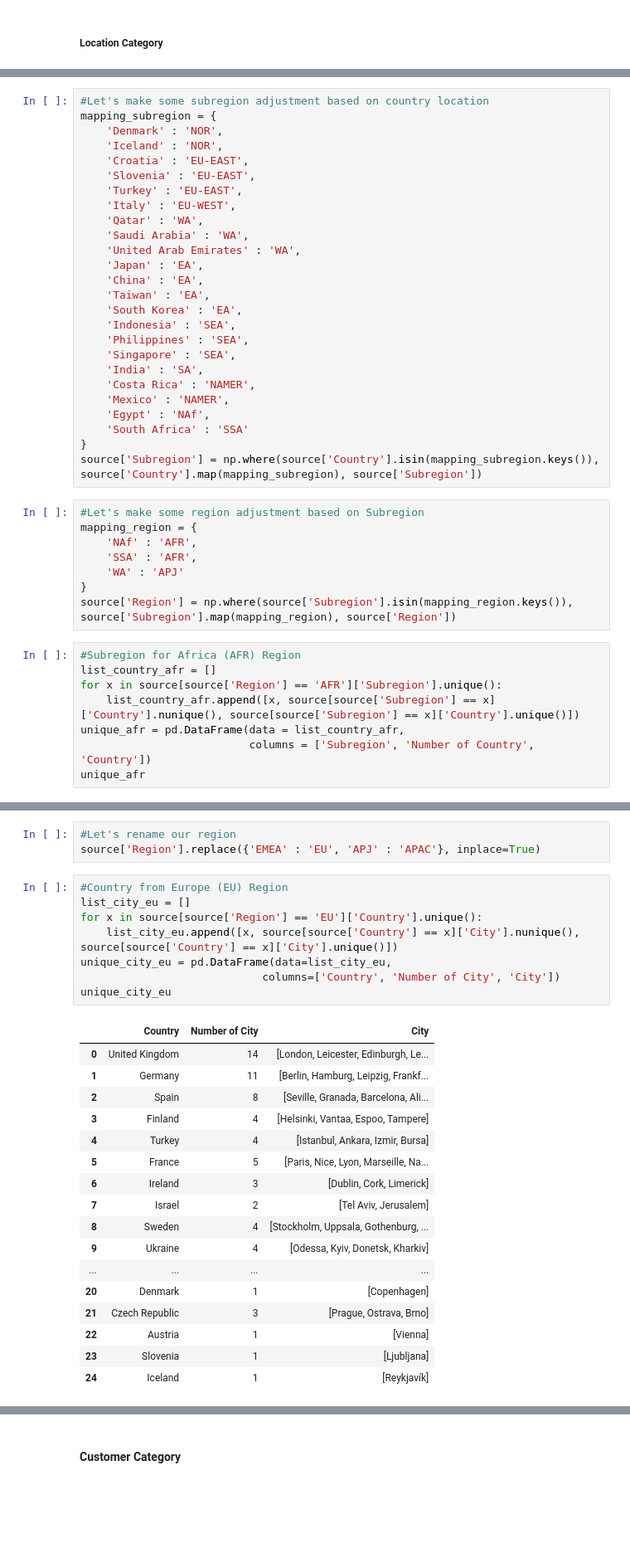
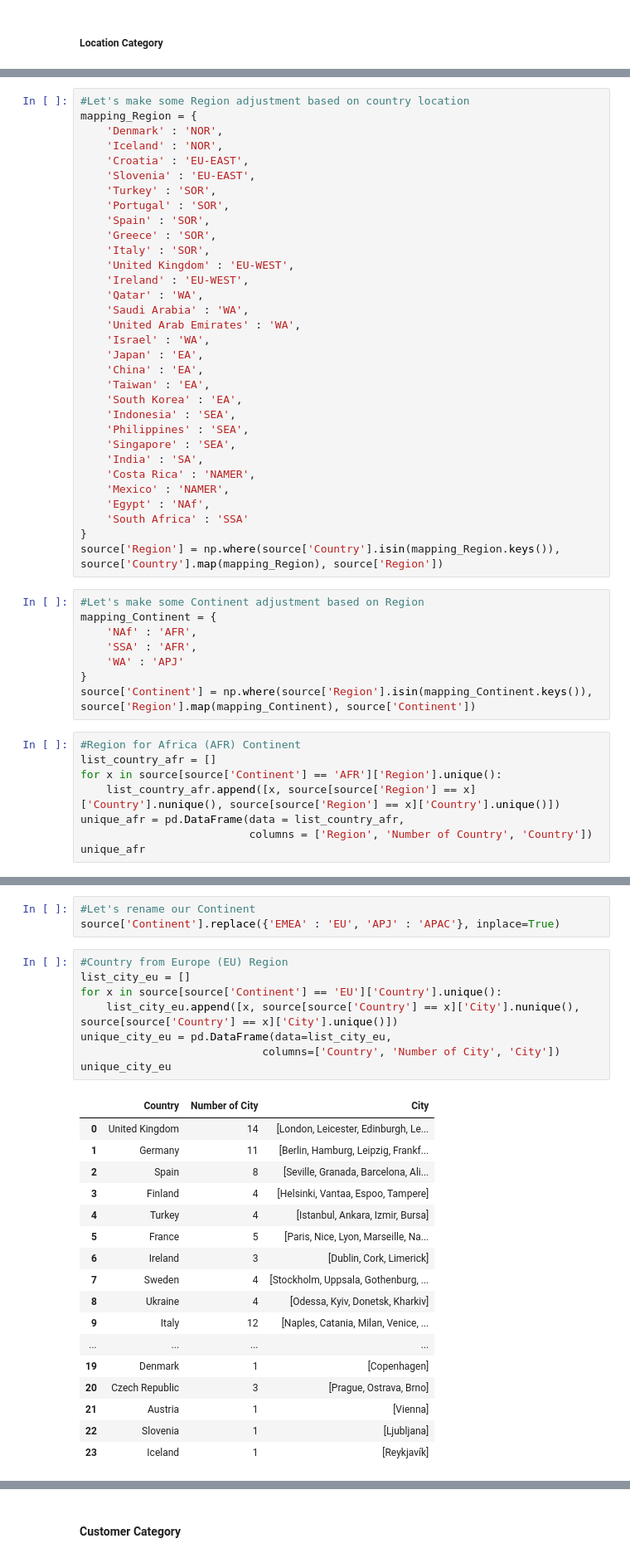
Before and after one commit to nickscoffee/gammaproject, a Jupyter notebook: Shidqi_Capstone Project Module 2_JCDS 0406-011.ipynb, the cells around one changed output, grey strips where cells are left out. Shown at 83% size. Saved outputs shown, nothing was run; the diff lists cells and outputs as text; blank space fills up the shorter version.

```diff
--- a/Shidqi_Capstone Project Module 2_JCDS 0406-011.ipynb
+++ b/Shidqi_Capstone Project Module 2_JCDS 0406-011.ipynb
@@ -400,15 +401,21 @@ In America Region (AMER), there are only a few inaccuracies.
 # %%
-#Let's make some subregion adjustment based on country location
-mapping_subregion = {
+#Let's make some Region adjustment based on country location
+mapping_Region = {
     'Denmark' : 'NOR',
     'Iceland' : 'NOR',
     'Croatia' : 'EU-EAST',
     'Slovenia' : 'EU-EAST',
-    'Turkey' : 'EU-EAST',
-    'Italy' : 'EU-WEST',
+    'Turkey' : 'SOR',
+    'Portugal' : 'SOR',
+    'Spain' : 'SOR',
+    'Greece' : 'SOR',
+    'Italy' : 'SOR',
+    'United Kingdom' : 'EU-WEST',
+    'Ireland' : 'EU-WEST',
     'Qatar' : 'WA',
     'Saudi Arabia' : 'WA',
     'United Arab Emirates' : 'WA',
+    'Israel' : 'WA',
     'Japan' : 'EA',
     'China' : 'EA',
     'Taiwan' : 'EA',
@@ -422,21 +429,21 @@ mapping_subregion = {
     'Egypt' : 'NAf',
     'South Africa' : 'SSA'
 }
-source['Subregion'] = np.where(source['Country'].isin(mapping_subregion.keys()), source['Country'].map(mapping_subregion), source['Subregion'])
+source['Region'] = np.where(source['Country'].isin(mapping_Region.keys()), source['Country'].map(mapping_Region), source['Region'])
 # %%
-#Let's make some region adjustment based on Subregion
-mapping_region = {
+#Let's make some Continent adjustment based on Region
+mapping_Continent = {
     'NAf' : 'AFR',
     'SSA' : 'AFR',
     'WA' : 'APJ'
 }
-source['Region'] = np.where(source['Subregion'].isin(mapping_region.keys()), source['Subregion'].map(mapping_region), source['Region'])
+source['Continent'] = np.where(source['Region'].isin(mapping_Continent.keys()), source['Region'].map(mapping_Continent), source['Continent'])
 # %%
-#Subregion for Africa (AFR) Region
+#Region for Africa (AFR) Continent
 list_country_afr = []
-for x in source[source['Region'] == 'AFR']['Subregion'].unique():
-    list_country_afr.append([x, source[source['Subregion'] == x]['Country'].nunique(), source[source['Subregion'] == x]['Country'].unique()])
+for x in source[source['Continent'] == 'AFR']['Region'].unique():
+    list_country_afr.append([x, source[source['Region'] == x]['Country'].nunique(), source[source['Region'] == x]['Country'].unique()])
 unique_afr = pd.DataFrame(data = list_country_afr,
-                          columns = ['Subregion', 'Number of Country', 'Country'])
+                          columns = ['Region', 'Number of Country', 'Country'])
 unique_afr
 # %% [output]
@@ -448,32 +455,32 @@ After the adjustment, the African Region is now included in our dataset.
 # %%
-#Let's rename our region
-source['Region'].replace({'EMEA' : 'EU', 'APJ' : 'APAC'}, inplace=True)
+#Let's rename our Continent
+source['Continent'].replace({'EMEA' : 'EU', 'APJ' : 'APAC'}, inplace=True)
 # %%
 #Country from Europe (EU) Region
 list_city_eu = []
-for x in source[source['Region'] == 'EU']['Country'].unique():
+for x in source[source['Continent'] == 'EU']['Country'].unique():
     list_city_eu.append([x, source[source['Country'] == x]['City'].nunique(), source[source['Country'] == x]['City'].unique()])
 unique_city_eu = pd.DataFrame(data=list_city_eu,
                             columns=['Country', 'Number of City', 'City'])
 unique_city_eu
 # %% [output]
 |  | Country | Number of City | City |
 | 0 | United Kingdom | 14 | [London, Leicester, Edinburgh, Le... |
 | 1 | Germany | 11 | [Berlin, Hamburg, Leipzig, Frankf... |
 | 2 | Spain | 8 | [Seville, Granada, Barcelona, Ali... |
 | 3 | Finland | 4 | [Helsinki, Vantaa, Espoo, Tampere] |
 | 4 | Turkey | 4 | [Istanbul, Ankara, Izmir, Bursa] |
 | 5 | France | 5 | [Paris, Nice, Lyon, Marseille, Na... |
 | 6 | Ireland | 3 | [Dublin, Cork, Limerick] |
-| 7 | Israel | 2 | [Tel Aviv, Jerusalem] |
-| 8 | Sweden | 4 | [Stockholm, Uppsala, Gothenburg, ... |
-| 9 | Ukraine | 4 | [Odessa, Kyiv, Donetsk, Kharkiv] |
+| 7 | Sweden | 4 | [Stockholm, Uppsala, Gothenburg, ... |
+| 8 | Ukraine | 4 | [Odessa, Kyiv, Donetsk, Kharkiv] |
+| 9 | Italy | 12 | [Naples, Catania, Milan, Venice, ... |
 | ... | ... | ... | ... |
-| 20 | Denmark | 1 | [Copenhagen] |
-| 21 | Czech Republic | 3 | [Prague, Ostrava, Brno] |
-| 22 | Austria | 1 | [Vienna] |
-| 23 | Slovenia | 1 | [Ljubljana] |
-| 24 | Iceland | 1 | [Reykjavík] |
+| 19 | Denmark | 1 | [Copenhagen] |
+| 20 | Czech Republic | 3 | [Prague, Ostrava, Brno] |
+| 21 | Austria | 1 | [Vienna] |
+| 22 | Slovenia | 1 | [Ljubljana] |
+| 23 | Iceland | 1 | [Reykjavík] |
 # %%
 #Country from Asia-Pacific (APAC) Region
 list_city_apac = []
```
Also changed, not shown: parts of 126 cells of this notebook.
